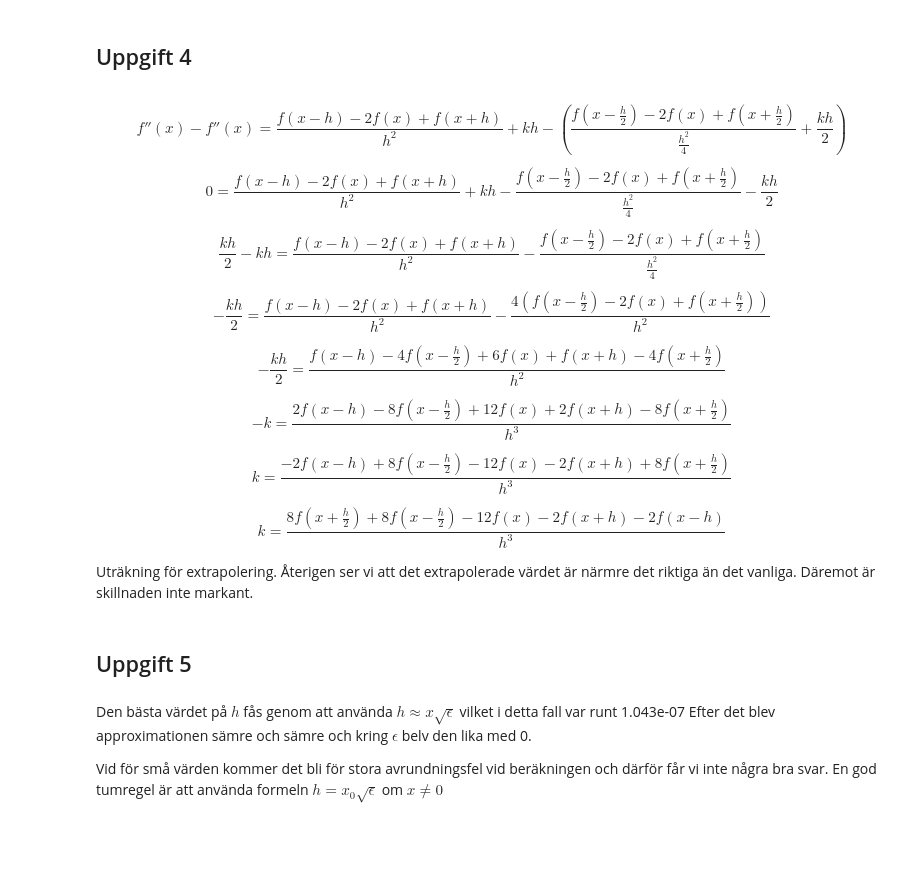
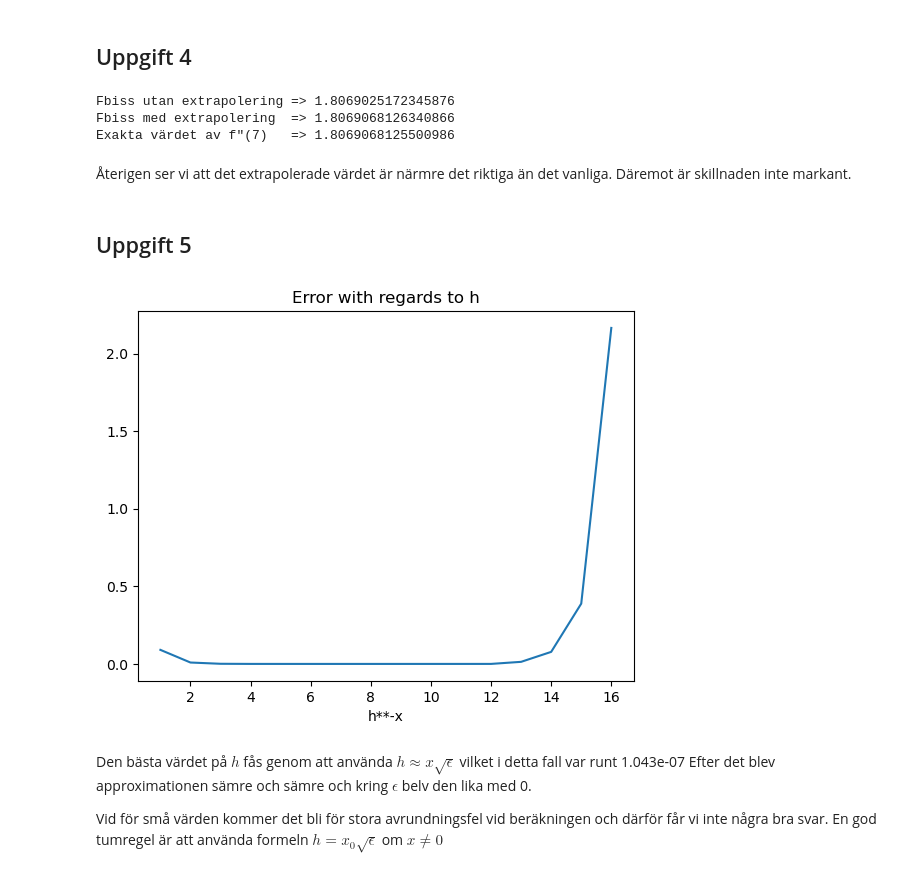
Before and after one commit to Oozna/Numerical-Analysis, a Jupyter notebook: projekt/labbrapport/rapport1.ipynb, the cells around one changed output. Saved outputs shown, nothing was run; the diff lists cells and outputs as text; code cells hidden in the pictures; blank space fills up the shorter version.

Commit message:
plot

```diff
--- a/projekt/labbrapport/rapport1.ipynb
+++ b/projekt/labbrapport/rapport1.ipynb
@@ -58,42 +69,42 @@ def forward_biss(f,x,h):
 
 print(f"Fbiss utan extrapolering => {forward_biss(f,x0,h)}")
 
+biss1 = forward_biss(f,x0,h)
+biss2 = forward_biss(f,x0,2*h)
+richardson = (4*biss1-biss2)/3
+print(f"Fbiss med extrapolering  => {richardson}")
 # Extrapolerad numerisk
-k2 = (8*f(x0+h/2)+8*f(x0-h/2)-12*f(x0)-2*f(x0+h)-2*f(x0-h))/(h**3)
-print(f"Fbiss med extrapolering  => {forward_biss(f,x0,h)+k2*h}")
 
 # Symbolisk
 f_biss = f_prim.diff()
 f_biss_x0 = f_biss.subs(x,7)
 print(f'Exakta värdet av f"(7)   => {f_biss_x0.evalf(17)}')
+# %% [output]
+Fbiss utan extrapolering => 1.8069025172345876
+Fbiss med extrapolering  => 1.8069068126340866
+Exakta värdet av f"(7)   => 1.8069068125500986
-# %% [markdown]
-$$     f''(x)-f''(x) = \frac{f(x-h)-2f(x)+f(x+h)}{h^2}+kh-\left( \frac{f(x-\frac{h}{2})-2f(x)+f(x+\frac{h}{2})}{\frac{h^2}{4}}+\frac{kh}{2}\right) $$
-
-$$     0 = \frac{f(x-h)-2f(x)+f(x+h)}{h^2}+kh- \frac{f(x-\frac{h}{2})-2f(x)+f(x+\frac{h}{2})}{\frac{h^2}{4}}-\frac{kh}{2} $$
-
-$$    \frac{kh}{2}-kh = \frac{f(x-h)-2f(x)+f(x+h)}{h^2}- \frac{f(x-\frac{h}{2})-2f(x)+f(x+\frac{h}{2})}{\frac{h^2}{4}} $$
-
-$$    -\frac{kh}{2} = \frac{f(x-h)-2f(x)+f(x+h)}{h^2}- \frac{4\left(f(x-\frac{h}{2})-2f(x)+f(x+\frac{h}{2})\right)}{h^2} $$
-
-$$    -\frac{kh}{2} = \frac{f(x-h)-4f(x-\frac{h}{2})+6f(x)+f(x+h)-4f(x+\frac{h}{2})}{h^2} $$
-
-$$    -k =  \frac{2f(x-h)-8f(x-\frac{h}{2})+12f(x)+2f(x+h)-8f(x+\frac{h}{2})}{h^3} $$
-
-$$    k =  \frac{-2f(x-h)+8f(x-\frac{h}{2})-12f(x)-2f(x+h)+8f(x+\frac{h}{2})}{h^3} $$
-
-$$    k =  \frac{8f(x+\frac{h}{2})+8f(x-\frac{h}{2})-12f(x)-2f(x+h)-2f(x-h)}{h^3} $$
-
-
-Uträkning för extrapolering.
-Återigen ser vi att det extrapolerade värdet är närmre det riktiga än det vanliga. Däremot är skillnaden inte markant.
+# %% [markdown]
+
+Återigen ser vi att det extrapolerade värdet är närmre det riktiga än det vanliga. Däremot är skillnaden inte markant.
 # %% [markdown]
 ## Uppgift 5
 # %%
 import sys
 eps = sys.float_info.epsilon
 
+all_h = []
+y = []
 for h in range(1,17):
-    print(f"h={1/10**h} => {forward_diff(f,x0,1/10**h)}")
+    y.append(abs(forward_diff(f,x0,1/10**h)-2.164821222303575))
+    all_h.append(h)
+
+plt.plot(all_h,y )
+plt.title("Error with regards to h")
+plt.ylabel("Error")
+plt.xlabel("h**-x")
+plt.show()
+# %% [output]
+[figure, added]
 # %% [markdown]
 Den bästa värdet på $h$ fås genom att använda $h\approx x\sqrt{\epsilon}$ vilket i detta fall var runt 1.043e-07
 Efter det blev approximationen sämre och sämre och kring $\epsilon$ belv den lika med 0.
```
Also changed, not shown: parts of 7 cells of this notebook.
